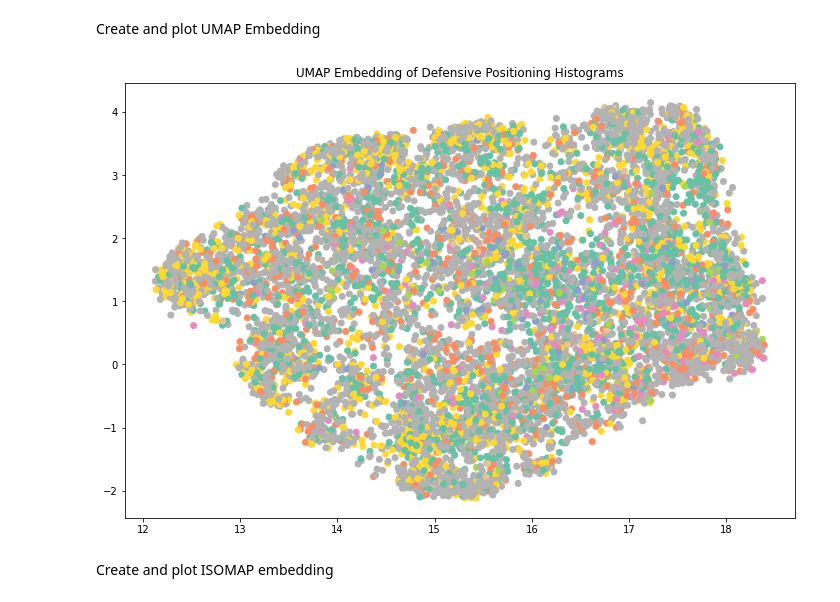
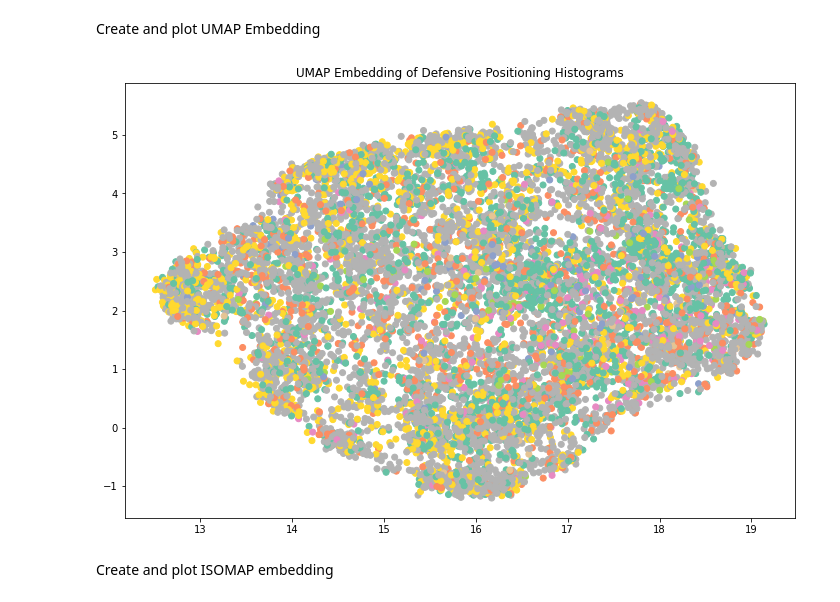
Before and after one commit to DKHowell/nfl-formation-clustering, a Jupyter notebook: NFL_defense_clustering.ipynb, the cells around one changed output. Cells and saved outputs as stored; diff of their text form; code cells hidden in the pictures.

```diff
--- a/NFL_defense_clustering.ipynb
+++ b/NFL_defense_clustering.ipynb
@@ -227,15 +227,15 @@ c = c.map(color_map)
 Create and plot UMAP Embedding
 # %%
 np.random.seed(47)
-um = umap.UMAP(n_neighbors=30, min_dist=0.00, n_components=2)
+um = umap.UMAP(n_neighbors=30, min_dist=0.05, n_components=2)
 u = um.fit_transform(clust_data)
 plt.figure(figsize=(12,8))
 plt.scatter(u[:,0], u[:,1], c=c)
 plt.title('UMAP Embedding of Defensive Positioning Histograms')
 #plt.savefig(f'UMAP{h}.png')
 plt.show()
 # %% [output]
-[figure, old version]
+[figure, new version]
 # %% [markdown]
 Create and plot ISOMAP embedding
 # %%
```
Also changed, not shown: parts of 18 cells of this notebook.
